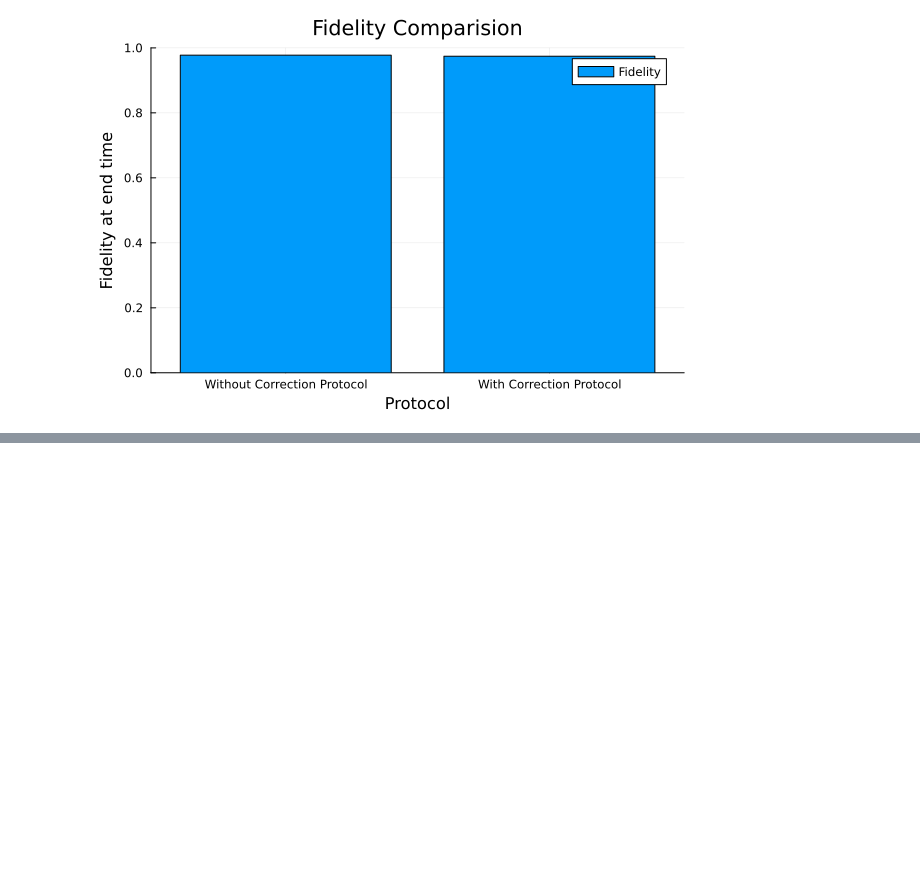
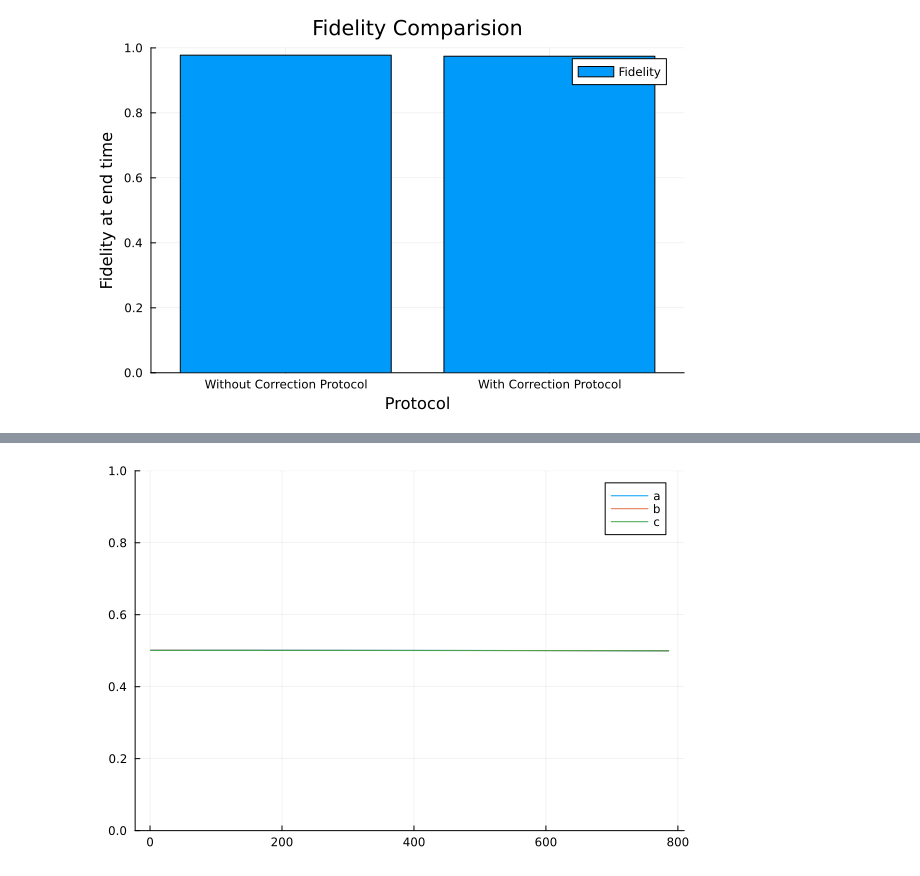
Before and after one commit to Ak-ash22/rydberg_qec, a Jupyter notebook: codework/phaseflip_code/result_analysis.ipynb, the cells around one changed output, grey strips where cells are left out. Saved outputs shown, nothing was run; the diff lists cells and outputs as text; code cells hidden in the pictures; blank space fills up the shorter version.

```diff
--- a/codework/phaseflip_code/result_analysis.ipynb
+++ b/codework/phaseflip_code/result_analysis.ipynb
@@ -74,0 +90,6 @@ avg_fidelity_after_correction
+# %%
+plot(avg_final_step_population_data[:a],ylim=[0,1],label='a')
+plot!(avg_final_step_population_data[:b],label='b')
+plot!(avg_final_step_population_data[:c],label='c')
+# %% [output]
+[figure, added]
```
Also changed, not shown: parts of 6 cells of this notebook, 2 other files.
